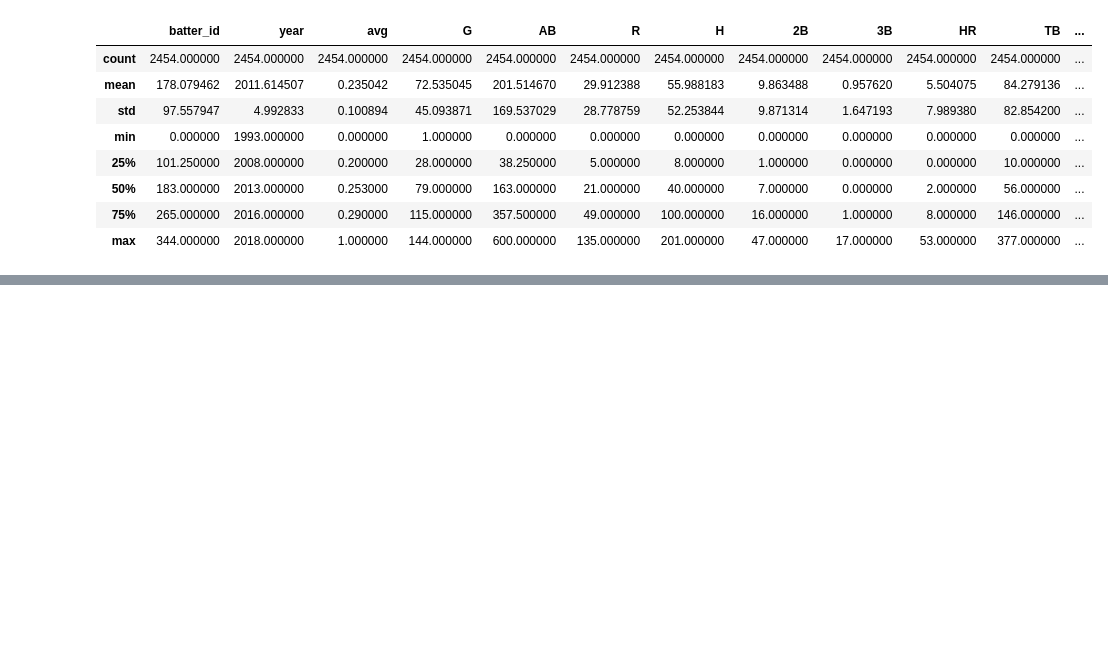
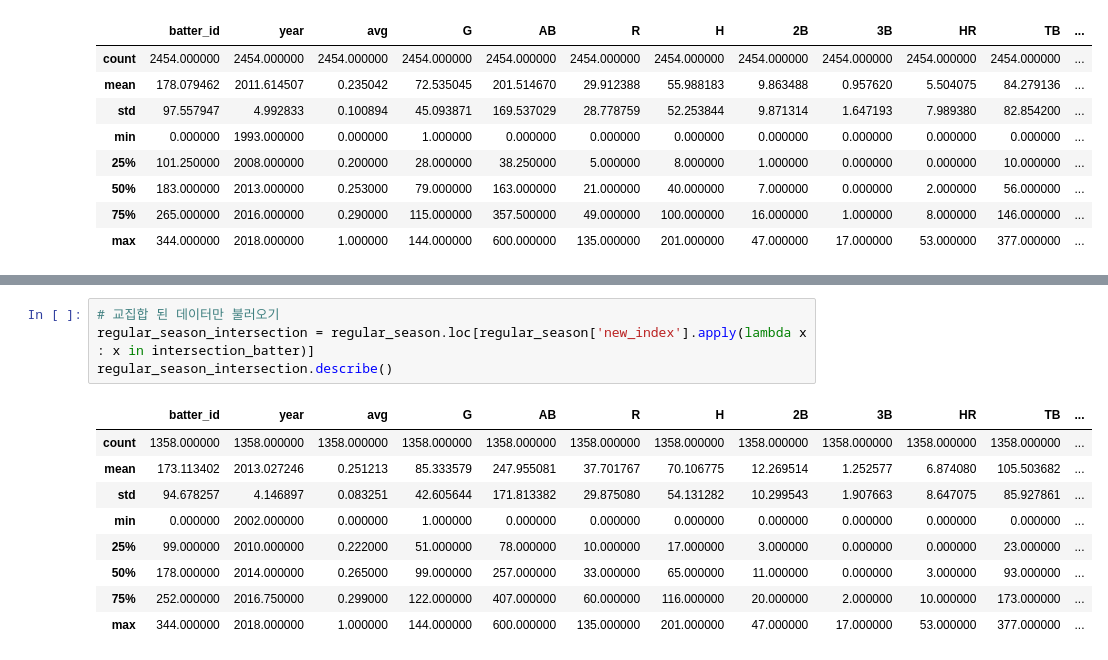
Before and after one commit to dlsdud9098/kbo_ops_predict, a Jupyter notebook: main.ipynb, the cells around one changed output, grey strips where cells are left out. Drawn from its saved outputs; the diff is of its cells as text; blank space fills up the shorter version.

```diff
--- a/main.ipynb
+++ b/main.ipynb
@@ -585,0 +594,14 @@ print('교집합 된 선수의 수: ',len(intersection_batter))
+# %%
+# 교집합 된 데이터만 불러오기
+regular_season_intersection = regular_season.loc[regular_season['new_index'].apply(lambda x : x in intersection_batter)]
+regular_season_intersection.describe()
+# %% [output]
+|  | batter_id | year | avg | G | AB | R | H | 2B | 3B | HR | TB | ... |
+| count | 1358.000000 | 1358.000000 | 1358.000000 | 1358.000000 | 1358.000000 | 1358.000000 | 1358.000000 | 1358.000000 | 1358.000000 | 1358.000000 | 1358.000000 | ... |
+| mean | 173.113402 | 2013.027246 | 0.251213 | 85.333579 | 247.955081 | 37.701767 | 70.106775 | 12.269514 | 1.252577 | 6.874080 | 105.503682 | ... |
+| std | 94.678257 | 4.146897 | 0.083251 | 42.605644 | 171.813382 | 29.875080 | 54.131282 | 10.299543 | 1.907663 | 8.647075 | 85.927861 | ... |
+| min | 0.000000 | 2002.000000 | 0.000000 | 1.000000 | 0.000000 | 0.000000 | 0.000000 | 0.000000 | 0.000000 | 0.000000 | 0.000000 | ... |
+| 25% | 99.000000 | 2010.000000 | 0.222000 | 51.000000 | 78.000000 | 10.000000 | 17.000000 | 3.000000 | 0.000000 | 0.000000 | 23.000000 | ... |
+| 50% | 178.000000 | 2014.000000 | 0.265000 | 99.000000 | 257.000000 | 33.000000 | 65.000000 | 11.000000 | 0.000000 | 3.000000 | 93.000000 | ... |
+| 75% | 252.000000 | 2016.750000 | 0.299000 | 122.000000 | 407.000000 | 60.000000 | 116.000000 | 20.000000 | 2.000000 | 10.000000 | 173.000000 | ... |
+| max | 344.000000 | 2018.000000 | 1.000000 | 144.000000 | 600.000000 | 135.000000 | 201.000000 | 47.000000 | 17.000000 | 53.000000 | 377.000000 | ... |
```
Also changed, not shown: parts of 6 cells of this notebook.
